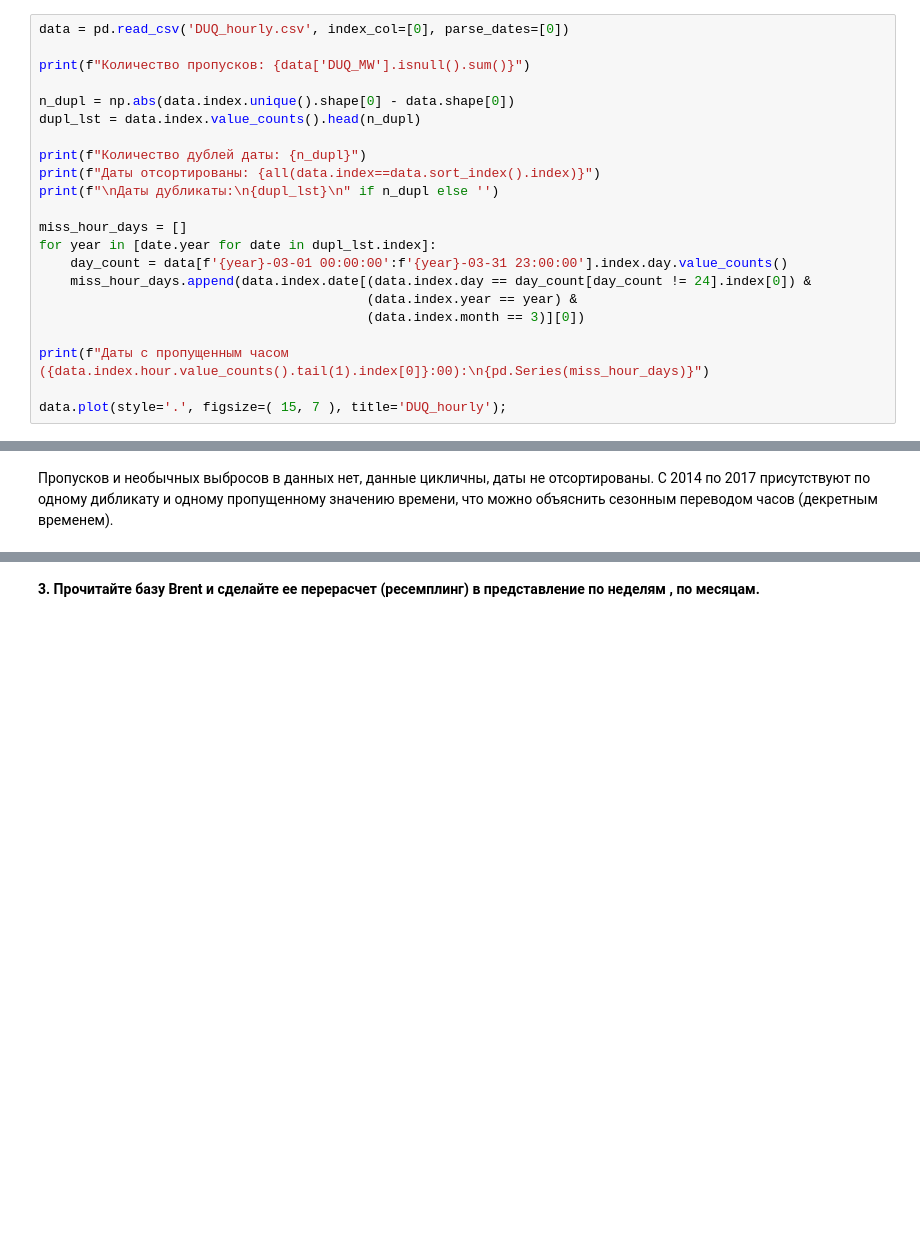
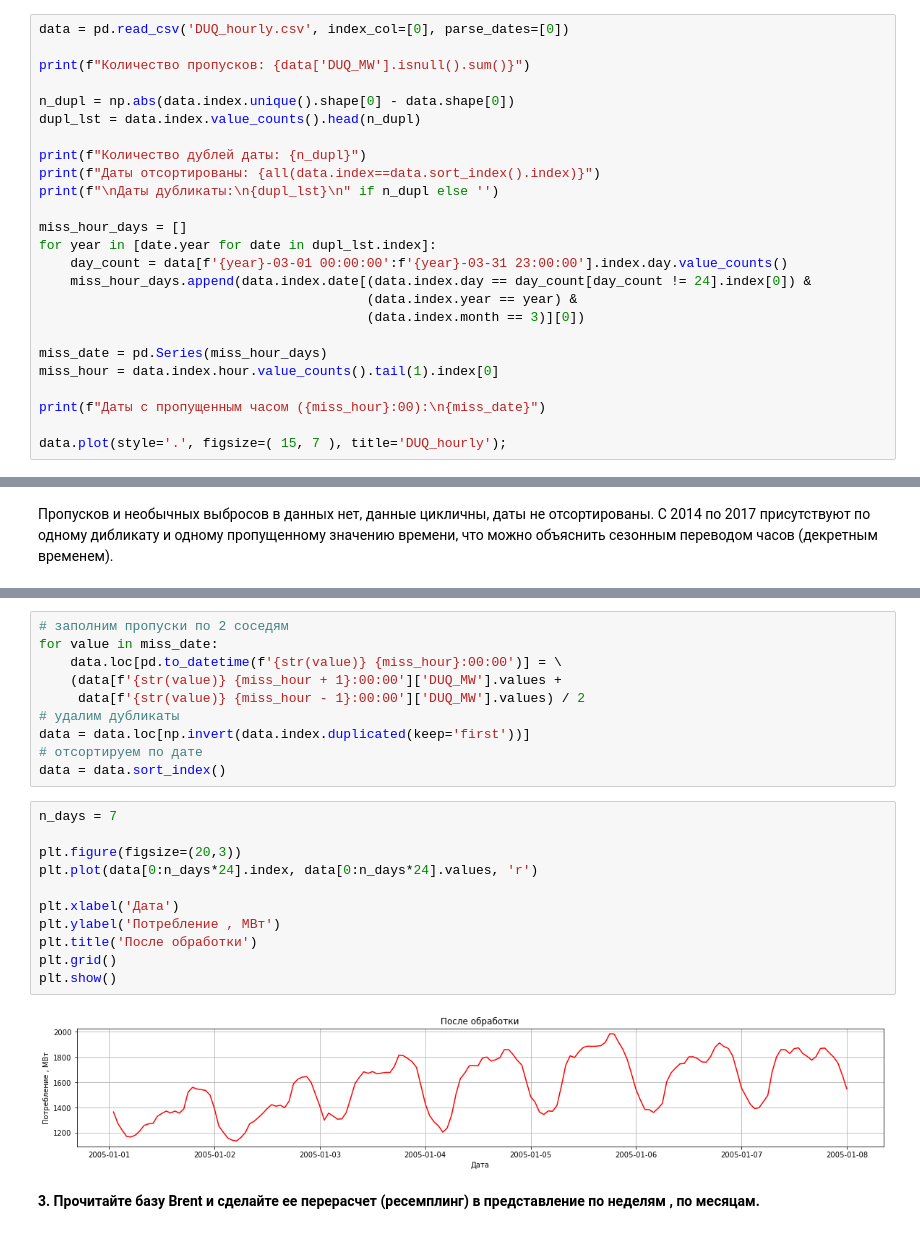
Before and after one commit to GruXsqK/ML_in_business, a Jupyter notebook: Lesson_1/Lesson_1.ipynb, the cells around one changed output, grey strips where cells are left out. Saved outputs shown, nothing was run; the diff lists cells and outputs as text; blank space fills up the shorter version.

```diff
--- a/Lesson_1/Lesson_1.ipynb
+++ b/Lesson_1/Lesson_1.ipynb
@@ -53,7 +53,10 @@ for year in [date.year for date in dupl_lst.index]:
                                           (data.index.year == year) &
                                           (data.index.month == 3)][0])
 
-print(f"Даты с пропущенным часом ({data.index.hour.value_counts().tail(1).index[0]}:00):\n{pd.Series(miss_hour_days)}")
+miss_date = pd.Series(miss_hour_days)
+miss_hour = data.index.hour.value_counts().tail(1).index[0]
+
+print(f"Даты с пропущенным часом ({miss_hour}:00):\n{miss_date}")
 
 data.plot(style='.', figsize=( 15, 7 ), title='DUQ_hourly');
 # %% [output]
@@ -80,3 +96,26 @@ dtype: object
+# %%
+# заполним пропуски по 2 соседям
+for value in miss_date:
+    data.loc[pd.to_datetime(f'{str(value)} {miss_hour}:00:00')] = \
+    (data[f'{str(value)} {miss_hour + 1}:00:00']['DUQ_MW'].values +
+     data[f'{str(value)} {miss_hour - 1}:00:00']['DUQ_MW'].values) / 2
+# удалим дубликаты
+data = data.loc[np.invert(data.index.duplicated(keep='first'))]
+# отсортируем по дате
+data = data.sort_index()
+# %%
+n_days = 7
+
+plt.figure(figsize=(20,3))
+plt.plot(data[0:n_days*24].index, data[0:n_days*24].values, 'r')
+
+plt.xlabel('Дата')
+plt.ylabel('Потребление , МВт')
+plt.title('После обработки')
+plt.grid()
+plt.show()
+# %% [output]
+[figure, added]
 # %% [markdown]
 __3. Прочитайте базу Brent и сделайте ее перерасчет (ресемплинг) в представление по неделям , по месяцам.__
 # %%
```
Also changed, not shown: parts of 5 cells of this notebook.
